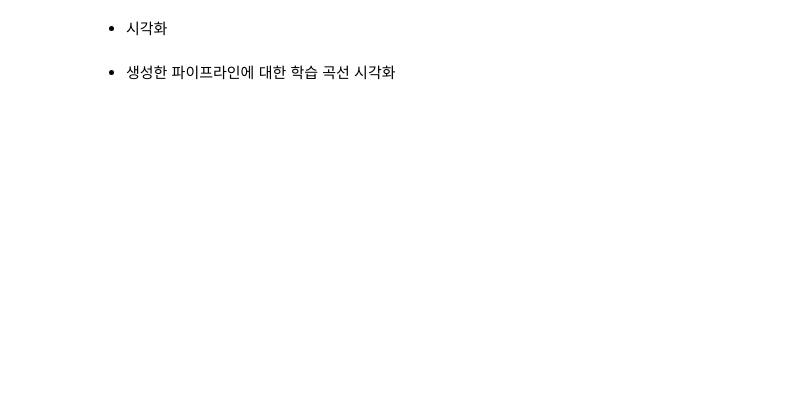
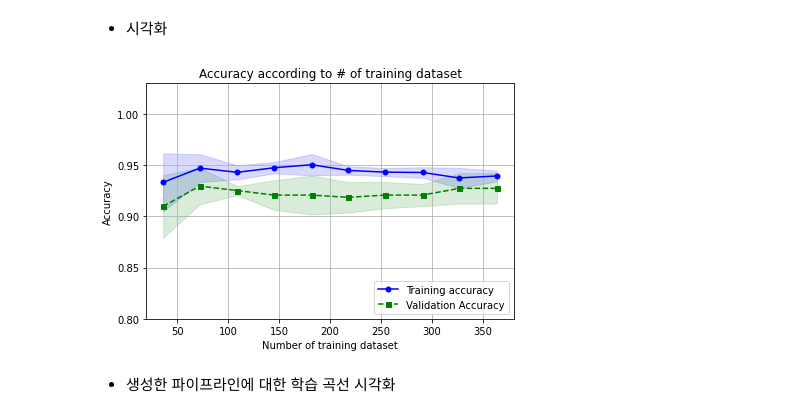
Before and after one commit to yebiny/SkillTreePython-DataAnalysis, a Jupyter notebook: 05.머신러닝기반데이터분석/해설/ch05_12_사이킷런실습_검증과_하이퍼파라미터_튜닝.ipynb, the cells around one changed output. Cells and saved outputs as stored; diff of their text form; code cells hidden in the pictures; blank space fills up the shorter version.

````diff
--- a/05.머신러닝기반데이터분석/해설/ch05_12_사이킷런실습_검증과_하이퍼파라미터_튜닝.ipynb
+++ b/05.머신러닝기반데이터분석/해설/ch05_12_사이킷런실습_검증과_하이퍼파라미터_튜닝.ipynb
@@ -332,3 +334,17 @@ sklearn.model_selection.learning_curve(estimator,
                                       return_times=False,
                                       fit_params=None)[source]
 ```
+# %%
+from sklearn.model_selection import learning_curve
+train_sizes, train_scores, valid_scores = learning_curve(estimator=pipe_lr,
+                                                         X = X_train,
+                                                         y = y_train,
+                                                         train_sizes= np.linspace(0.1, 1, 10),
+                                                         cv = 5, # 교차검증 (k=5)
+                                                         shuffle=True
+                                                         )
+print(train_sizes)
+print(train_scores.shape)
+print(valid_scores.shape)
+
+pd.DataFrame(train_scores)
@@ -335,4 +366,39 @@ sklearn.model_selection.learning_curve(estimator,
 # %% [markdown]
 * 시각화
+# %%
+def draw_learning_curve(train_sizes, train_scores, valid_scores):
+
+  train_mean= np.mean(train_scores, axis=1)
+  valid_mean= np.mean(valid_scores, axis=1)
+  # 학습곡선: 샘플개수에 따른 데이터 성능
+  plt.plot(train_sizes, train_mean,
+          color='blue', marker='o',
+          markersize=5, label='Training accuracy')
+
+  plt.plot(train_sizes, valid_mean,
+          color='green', linestyle='--', marker='s',
+          markersize=5, label='Validation Accuracy')
+
+  # 오차범위 시각화
+  train_std = np.std(train_scores, axis=1)
+  valid_std = np.std(valid_scores, axis=1)
+  plt.fill_between(train_sizes, train_mean+train_std, train_mean-train_std,
+                  alpha=0.15, color='blue')
+
+  plt.fill_between(train_sizes, valid_mean+valid_std, valid_mean-valid_std,
+                  alpha=0.15, color='green')
+
+  plt.grid()
+  plt.xlabel('Number of training dataset')
+  plt.ylabel('Accuracy')
+  plt.legend(loc='lower right')
+  plt.ylim([0.8, 1.03])
+  plt.tight_layout()
+  plt.title('Accuracy according to # of training dataset')
+  plt.show()
+
+draw_learning_curve(train_sizes, train_scores, valid_scores)
+# %% [output]
+[figure, added]
 # %% [markdown]
 * 생성한 파이프라인에 대한 학습 곡선 시각화
````
Also changed, not shown: parts of 12 cells of this notebook.
